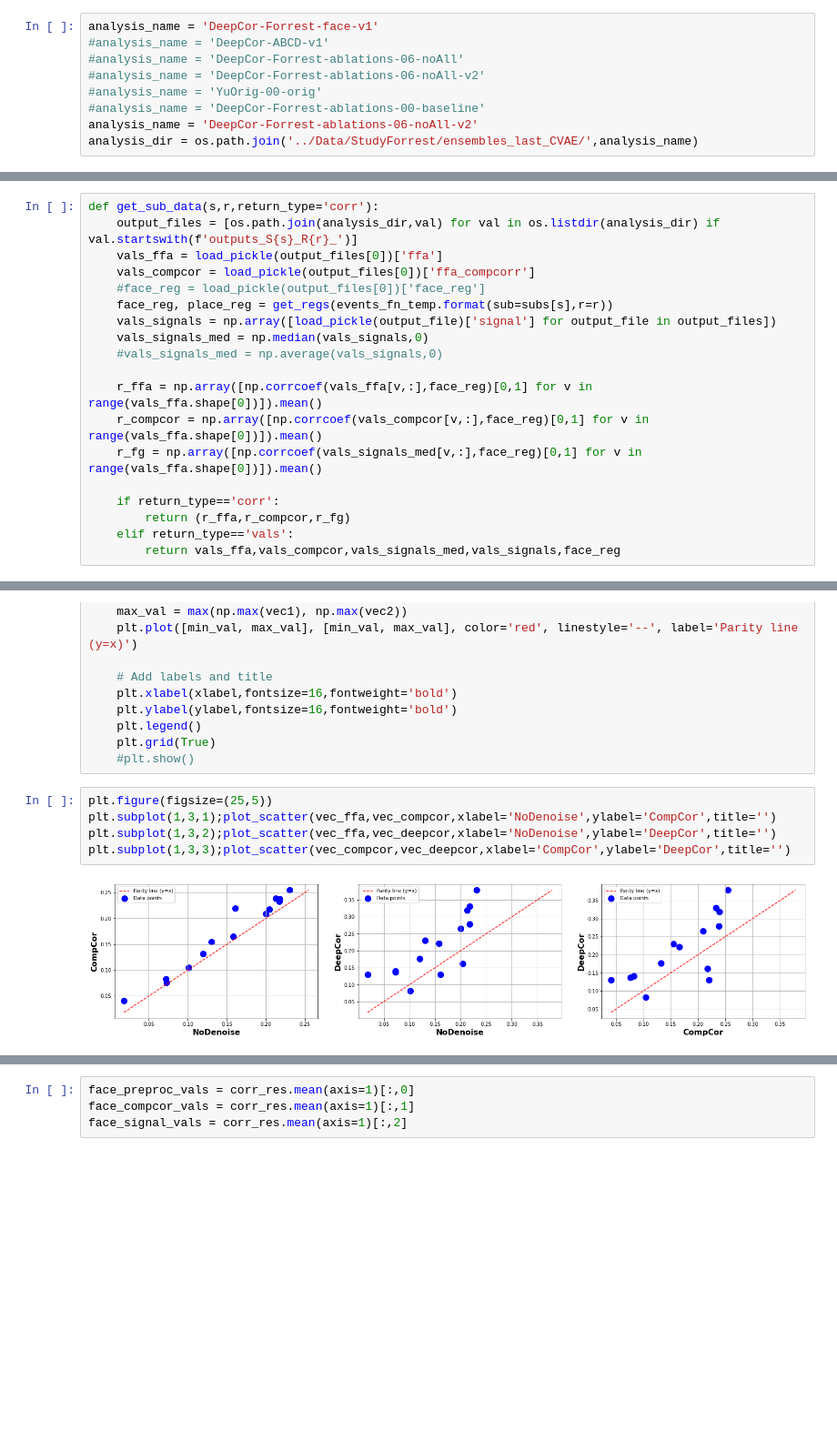
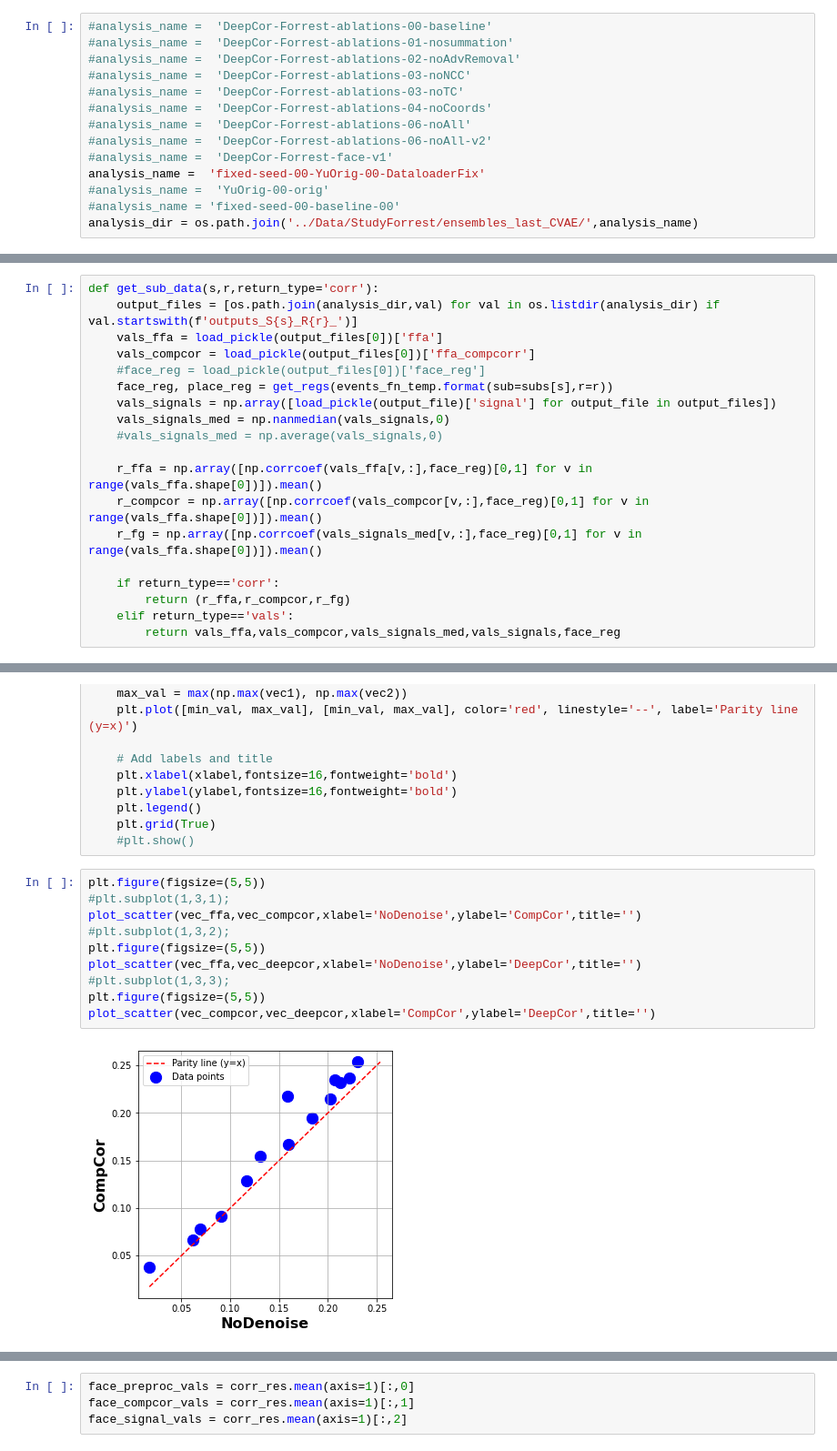
Before and after one commit to Aglinskas/BC-ABCD-denoise, a Jupyter notebook: Code/091-analyze-deepcor-forrest-02.ipynb, the cells around one changed output, grey strips where cells are left out. Shown at 91% size. Drawn from its saved outputs; the diff is of its cells as text; blank space fills up the shorter version.

```diff
--- a/Code/091-analyze-deepcor-forrest-02.ipynb
+++ b/Code/091-analyze-deepcor-forrest-02.ipynb
@@ -52,13 +54,18 @@ a
  'test',
  'test-lin']
 # %%
-analysis_name = 'DeepCor-Forrest-face-v1'
-#analysis_name = 'DeepCor-ABCD-v1'
-#analysis_name = 'DeepCor-Forrest-ablations-06-noAll'
-#analysis_name = 'DeepCor-Forrest-ablations-06-noAll-v2'
-#analysis_name = 'YuOrig-00-orig'
-#analysis_name = 'DeepCor-Forrest-ablations-00-baseline'
-analysis_name = 'DeepCor-Forrest-ablations-06-noAll-v2'
+#analysis_name =  'DeepCor-Forrest-ablations-00-baseline'
+#analysis_name =  'DeepCor-Forrest-ablations-01-nosummation'
+#analysis_name =  'DeepCor-Forrest-ablations-02-noAdvRemoval'
+#analysis_name =  'DeepCor-Forrest-ablations-03-noNCC'
+#analysis_name =  'DeepCor-Forrest-ablations-03-noTC'
+#analysis_name =  'DeepCor-Forrest-ablations-04-noCoords'
+#analysis_name =  'DeepCor-Forrest-ablations-06-noAll'
+#analysis_name =  'DeepCor-Forrest-ablations-06-noAll-v2'
+#analysis_name =  'DeepCor-Forrest-face-v1'
+analysis_name =  'fixed-seed-00-YuOrig-00-DataloaderFix'
+#analysis_name =  'YuOrig-00-orig'
+#analysis_name = 'fixed-seed-00-baseline-00'
 analysis_dir = os.path.join('../Data/StudyForrest/ensembles_last_CVAE/',analysis_name)
 # %%
 #dict_keys(['recon', 'recon_coords', 'signal', 'signal_coords', 'noise', 'noise_coords', 'ffa', 'ffa_coords', 'ffa_compcorr', 'face_reg', 'place_reg', 'confounds'])
@@ -97,7 +104,7 @@ def get_sub_data(s,r,return_type='corr'):
     #face_reg = load_pickle(output_files[0])['face_reg']
     face_reg, place_reg = get_regs(events_fn_temp.format(sub=subs[s],r=r))
     vals_signals = np.array([load_pickle(output_file)['signal'] for output_file in output_files])
-    vals_signals_med = np.median(vals_signals,0)
+    vals_signals_med = np.nanmedian(vals_signals,0)
     #vals_signals_med = np.average(vals_signals,0)
 
     r_ffa = np.array([np.corrcoef(vals_ffa[v,:],face_reg)[0,1] for v in range(vals_ffa.shape[0])]).mean()
@@ -231,9 +238,14 @@ def plot_scatter(vec1,vec2,xlabel='',ylabel='',title=''):
     plt.grid(True)
     #plt.show()
 # %%
-plt.figure(figsize=(25,5))
-plt.subplot(1,3,1);plot_scatter(vec_ffa,vec_compcor,xlabel='NoDenoise',ylabel='CompCor',title='')
-plt.subplot(1,3,2);plot_scatter(vec_ffa,vec_deepcor,xlabel='NoDenoise',ylabel='DeepCor',title='')
-plt.subplot(1,3,3);plot_scatter(vec_compcor,vec_deepcor,xlabel='CompCor',ylabel='DeepCor',title='')
+plt.figure(figsize=(5,5))
+#plt.subplot(1,3,1);
+plot_scatter(vec_ffa,vec_compcor,xlabel='NoDenoise',ylabel='CompCor',title='')
+#plt.subplot(1,3,2);
+plt.figure(figsize=(5,5))
+plot_scatter(vec_ffa,vec_deepcor,xlabel='NoDenoise',ylabel='DeepCor',title='')
+#plt.subplot(1,3,3);
+plt.figure(figsize=(5,5))
+plot_scatter(vec_compcor,vec_deepcor,xlabel='CompCor',ylabel='DeepCor',title='')
 # %% [output]
-[figure, old version]
+[figure, new version]
```
Also changed, not shown: parts of 36 cells of this notebook, 6 other files.
